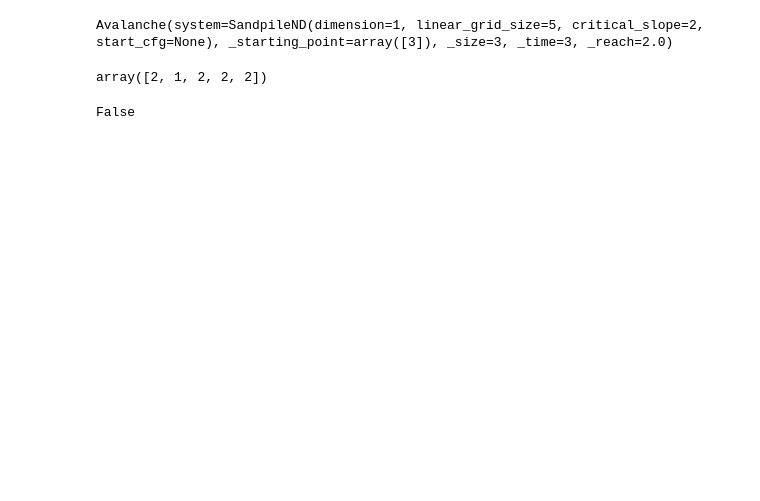
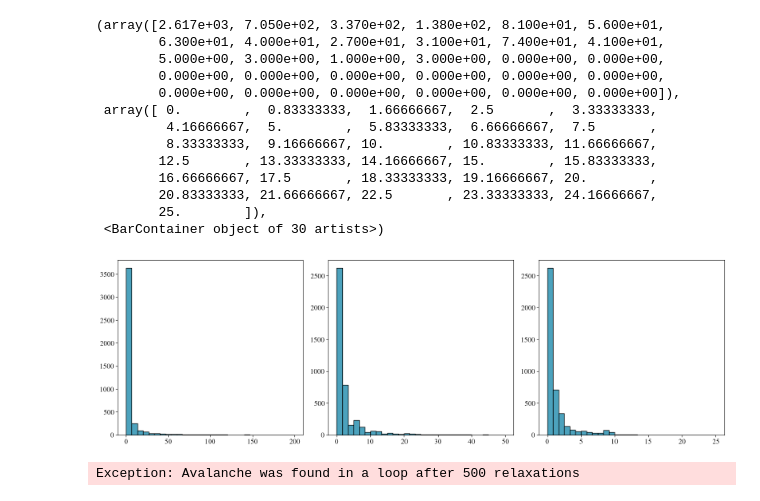
Before and after one commit to GabrielRemi/Sandpile, a Jupyter notebook: Code/sandpile_nd_test.ipynb, the cells around one changed output. Cells and saved outputs as stored; diff of their text form; code cells hidden in the pictures; blank space fills up the shorter version.

```diff
--- a/Code/sandpile_nd_test.ipynb
+++ b/Code/sandpile_nd_test.ipynb
@@ -14,9 +17,56 @@ plt.plot(range(100), system.average_slopes)
+# %%
+# i = 0
+# a: Avalanche | None = None
+# for _a in system.avalanches:
+#     if _a.time > 120:
+#         a = _a
+#         break
+#
+# if a is not None:
+#     plt.plot(range(a.time), a.dissipation_rate)
+# else:
+#     print(None)
+
+sizes = np.zeros(len(system.avalanches))
+times = np.zeros(len(system.avalanches))
+reach = np.zeros(len(system.avalanches))
+
+for i, a in enumerate(system.avalanches):
+    sizes[i] = a.size
+    times[i] = a.time
+    reach[i] = a.reach
+
+plt.figure(0, figsize=(16, 5))
+
+plt.subplot(131)
+plt.hist(sizes, range=(0, 200), bins=30)
+
+plt.subplot(132)
+plt.hist(times, range=(0, 50), bins=30)
+
+plt.subplot(133)
+plt.hist(reach, range=(0, 25), bins=30)
+# %% [output]
+(array([2.617e+03, 7.050e+02, 3.370e+02, 1.380e+02, 8.100e+01, 5.600e+01,
+        6.300e+01, 4.000e+01, 2.700e+01, 3.100e+01, 7.400e+01, 4.100e+01,
+        5.000e+00, 3.000e+00, 1.000e+00, 3.000e+00, 0.000e+00, 0.000e+00,
+        0.000e+00, 0.000e+00, 0.000e+00, 0.000e+00, 0.000e+00, 0.000e+00,
+        0.000e+00, 0.000e+00, 0.000e+00, 0.000e+00, 0.000e+00, 0.000e+00]),
+ array([ 0.        ,  0.83333333,  1.66666667,  2.5       ,  3.33333333,
+         4.16666667,  5.        ,  5.83333333,  6.66666667,  7.5       ,
+         8.33333333,  9.16666667, 10.        , 10.83333333, 11.66666667,
+        12.5       , 13.33333333, 14.16666667, 15.        , 15.83333333,
+        16.66666667, 17.5       , 18.33333333, 19.16666667, 20.        ,
+        20.83333333, 21.66666667, 22.5       , 23.33333333, 24.16666667,
+        25.        ]),
+ <BarContainer object of 30 artists>)
+[figure, added]
 # %%
 import numpy as np
 from sandpile import *
 
 system = SandpileND(1, 5, 2)
-start_cfg = np.array([1, 2, 2, 3, 1])
+start_cfg = np.array([2, 3, 1, 1, 1])
 # a = Avalanche(system=system, start_cfg=start_cfg, _starting_point=np.array([3]))
 a = check_create_avalanche(system, start_cfg)
 print(a)
@@ -29,10 +79,4 @@ start_cfg
 #
 # print(a)
 # %% [output]
-Avalanche(system=SandpileND(dimension=1, linear_grid_size=5, critical_slope=2, start_cfg=None), _starting_point=array([3]), _size=3, _time=3, _reach=2.0)
+Exception: Avalanche was found in a loop after 500 relaxations
-array([2, 1, 2, 2, 2])
-# %%
-x = np.array([1, 4, 2])
-np.any(x==5)
-# %% [output]
-False
```
Also changed, not shown: parts of 1 cell of this notebook, 2 other files.
